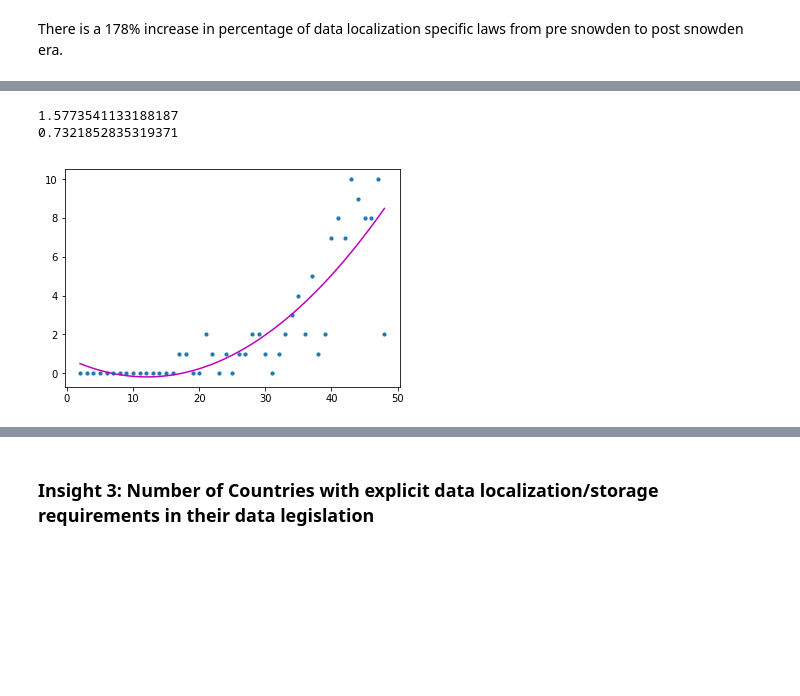
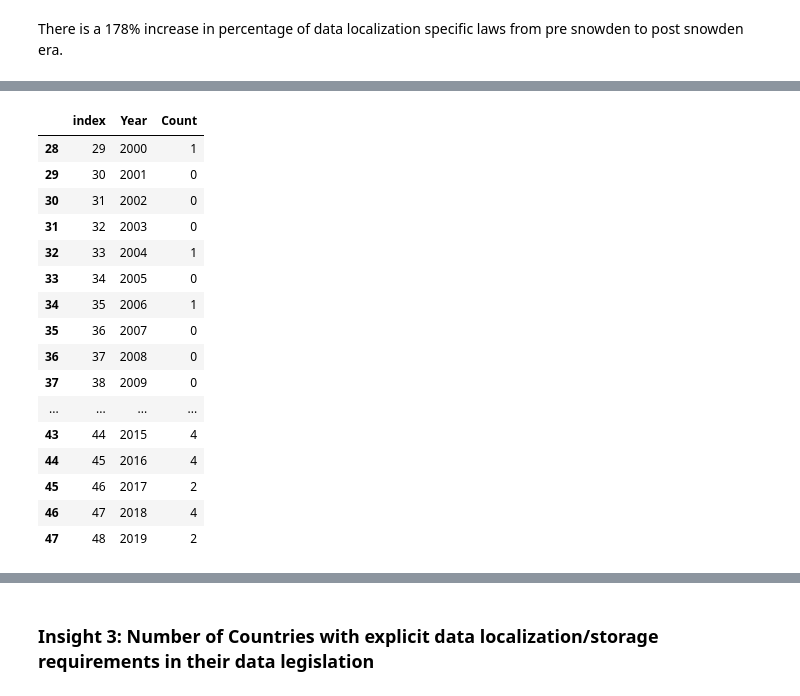
Before and after one commit to hamshom/CLTC, a Jupyter notebook: DataLocalization_Analysis.ipynb, the cells around one changed output, grey strips where cells are left out. Cells and saved outputs as stored; diff of their text form; code cells hidden in the pictures; blank space fills up the shorter version.

```diff
--- a/DataLocalization_Analysis.ipynb
+++ b/DataLocalization_Analysis.ipynb
@@ -325,27 +357,56 @@ time['index'] += 1
 # %%
-x = time["index"][1:, np.newaxis]
+x = time["Year"][1:, np.newaxis]
 Y = time["Count"][1:, np.newaxis]
 
-polynomial_features= PolynomialFeatures(degree=2)
-x_poly = polynomial_features.fit_transform(x)
-
-model = LinearRegression()
-model.fit(x_poly, Y)
-y_poly_pred = model.predict(x_poly)
-
-rmse = np.sqrt(mean_squared_error(Y,y_poly_pred))
-r2 = r2_score(Y,y_poly_pred)
-print(rmse)
-print(r2)
-
-plt.scatter(x, Y, s=10)
-# sort the values of x before line plot
-sort_axis = operator.itemgetter(0)
-sorted_zip = sorted(zip(x,y_poly_pred), key=sort_axis)
-x, y_poly_pred = zip(*sorted_zip)
-plt.plot(x, y_poly_pred, color='m')
-plt.show()
+# plt.scatter(x, Y, s=10)
+# # sort the values of x before line plot
+# sort_axis = operator.itemgetter(0)
+# sorted_zip = sorted(zip(x,y_poly_pred), key=sort_axis)
+# x, y_poly_pred = zip(*sorted_zip)
+# plt.plot(x, y_poly_pred, color='m')
+# plt.xlabel('Year')
+# plt.ylabel('Count')
+# plt.title('Total number Restrictions on cross-border data flows laws per year')
+# plt.show()
-# %% [output]
-1.5773541133188187
-0.7321852835319371
-[figure, removed]
+# %%
+df_DL_Yes = df_type_dataFlow[df_type_dataFlow['Data_Localization'] == 'Yes']
+# %%
+time_DL = df_DL_Yes.Time.value_counts().rename_axis('Year').reset_index(name='Count')
+# time_DL.drop(time_DL.index[28], inplace =True)
+time_DL.Year = time_DL.Year.astype(int)
+full_timeList = list(range(1972, 2020))
+
+for i in full_timeList:
+    if i in list(time_DL['Year']):
+        continue
+    else:
+        time_DL = time_DL.append({'Year': i, 'Count':0}, ignore_index= True)
+
+
+time_DL.sort_values(by='Year', inplace=True)
+time_DL.reset_index(inplace = True)
+time_DL.drop('index', axis=1, inplace = True)
+time_DL.reset_index(inplace = True)
+time_DL['index'] += 1
+# %%
+time_DL = time_DL[28:]
+# %%
+time_DL
+# %% [output]
+|  | index | Year | Count |
+| 28 | 29 | 2000 | 1 |
+| 29 | 30 | 2001 | 0 |
+| 30 | 31 | 2002 | 0 |
+| 31 | 32 | 2003 | 0 |
+| 32 | 33 | 2004 | 1 |
+| 33 | 34 | 2005 | 0 |
+| 34 | 35 | 2006 | 1 |
+| 35 | 36 | 2007 | 0 |
+| 36 | 37 | 2008 | 0 |
+| 37 | 38 | 2009 | 0 |
+| ... | ... | ... | ... |
+| 43 | 44 | 2015 | 4 |
+| 44 | 45 | 2016 | 4 |
+| 45 | 46 | 2017 | 2 |
+| 46 | 47 | 2018 | 4 |
+| 47 | 48 | 2019 | 2 |
```
Also changed, not shown: parts of 26 cells of this notebook.
